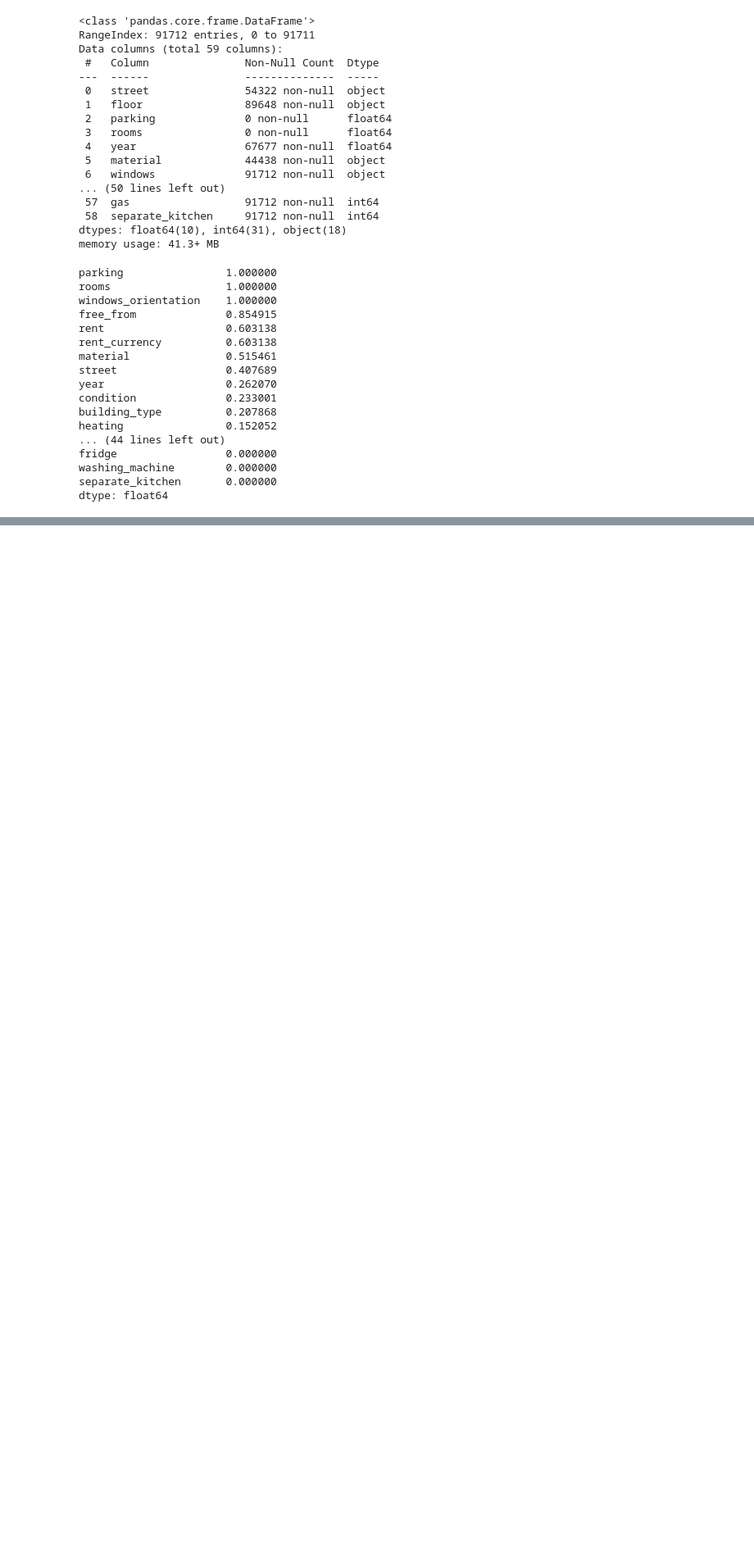
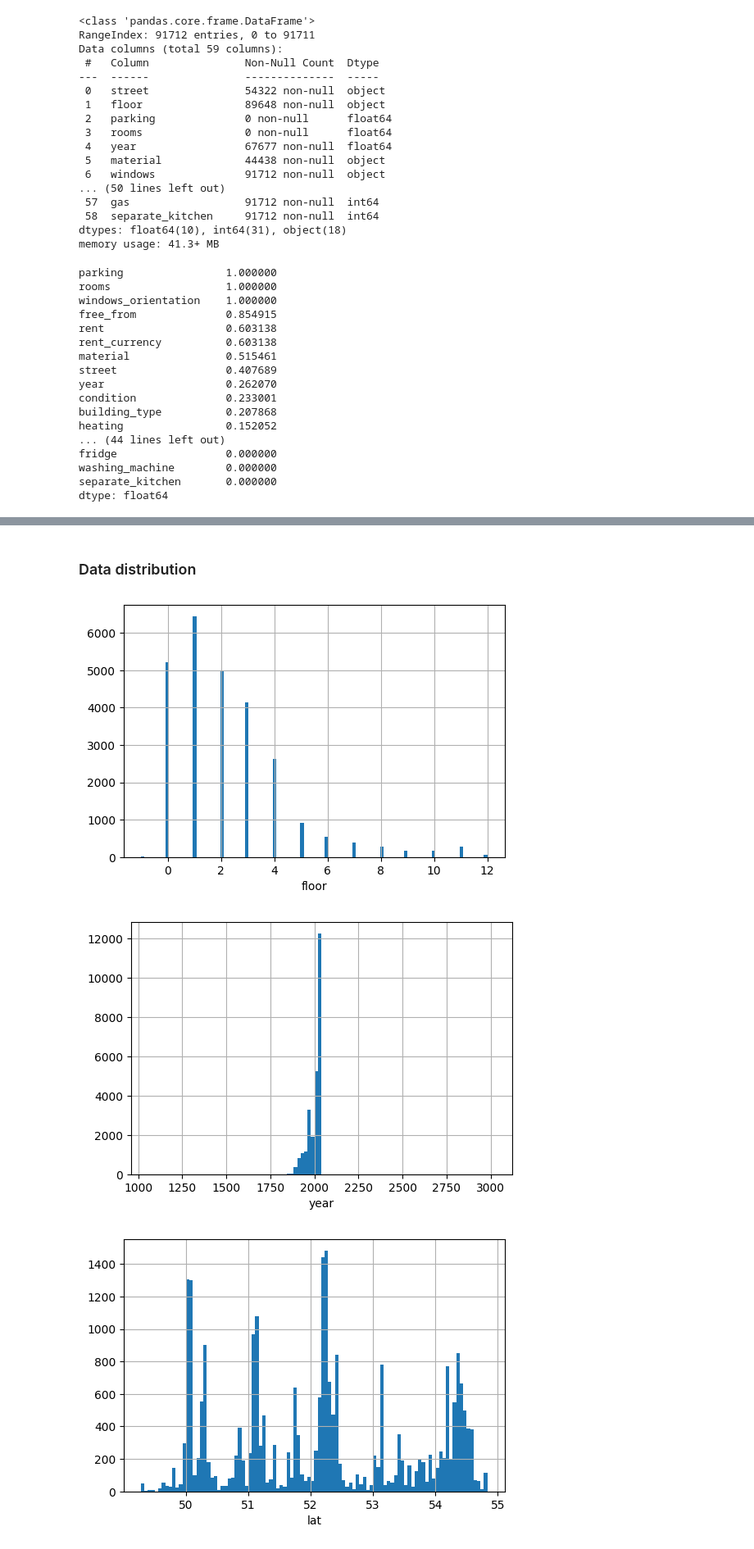
Before and after one commit to 3ugi/apartment-prices-estimation, a Jupyter notebook: apartment-prices-estimation.ipynb, the cells around one changed output, grey strips where cells are left out. Shown at 82% size. Drawn from its saved outputs; the diff is of its cells as text; code cells hidden in the pictures; blank space fills up the shorter version.

Commit message:
Exploratory Data Analysis

```diff
--- a/apartment-prices-estimation.ipynb
+++ b/apartment-prices-estimation.ipynb
@@ -270,0 +439,4 @@ memory usage: 10.2+ MB
+# %%
+df.loc[df['price_currency'] == 'EUR', 'ad_price'] = df['ad_price'] * 4.35
+df.loc[df['price_currency'] == 'USD', 'ad_price'] = df['ad_price'] * 4
+df = df.drop(columns=['price_currency'])
@@ -270,0 +484,2 @@ memory usage: 10.2+ MB
+# %%
+df = df.drop(columns=['subregion_id'])
@@ -270,0 +496,2 @@ memory usage: 10.2+ MB
+# %%
+df = df.drop(columns=['user_type'])
@@ -270,0 +512,2 @@ memory usage: 10.2+ MB
+# %%
+df.building_type = df.building_type.replace(['INFILL', 'LOFT', 'HOUSE', 'RIBBON'], 'OTHER')
@@ -270,0 +528,16 @@ memory usage: 10.2+ MB
+# %% [markdown]
+### Data distribution
+# %%
+numerical_columns = df.select_dtypes(include=['int64', 'float64']).columns.tolist()
+for column in numerical_columns:
+    if all(value in [0, 1] for value in df[column].unique()):
+        continue
+    plt.figure(figsize=(6, 4))
+    plt.hist(df[column], bins=100)
+    plt.xlabel(column)
+    plt.grid(True)
+    plt.show()
+# %% [output]
+[figure, added]
+[figure, added]
+[figure, added]
```
Also changed, not shown: parts of 58 cells of this notebook.
